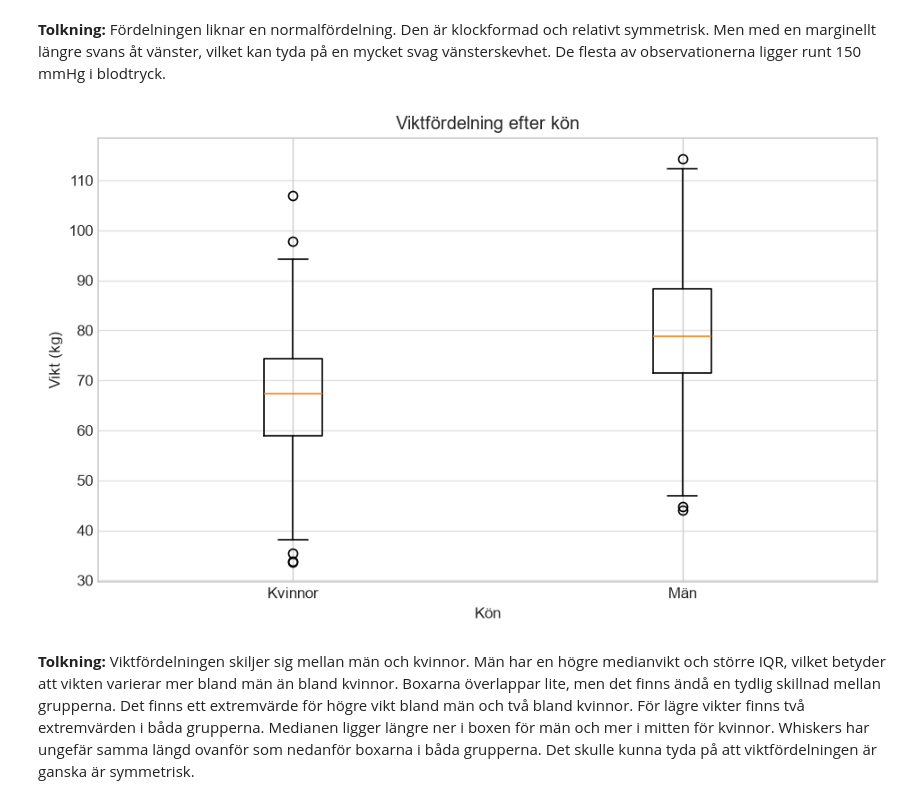
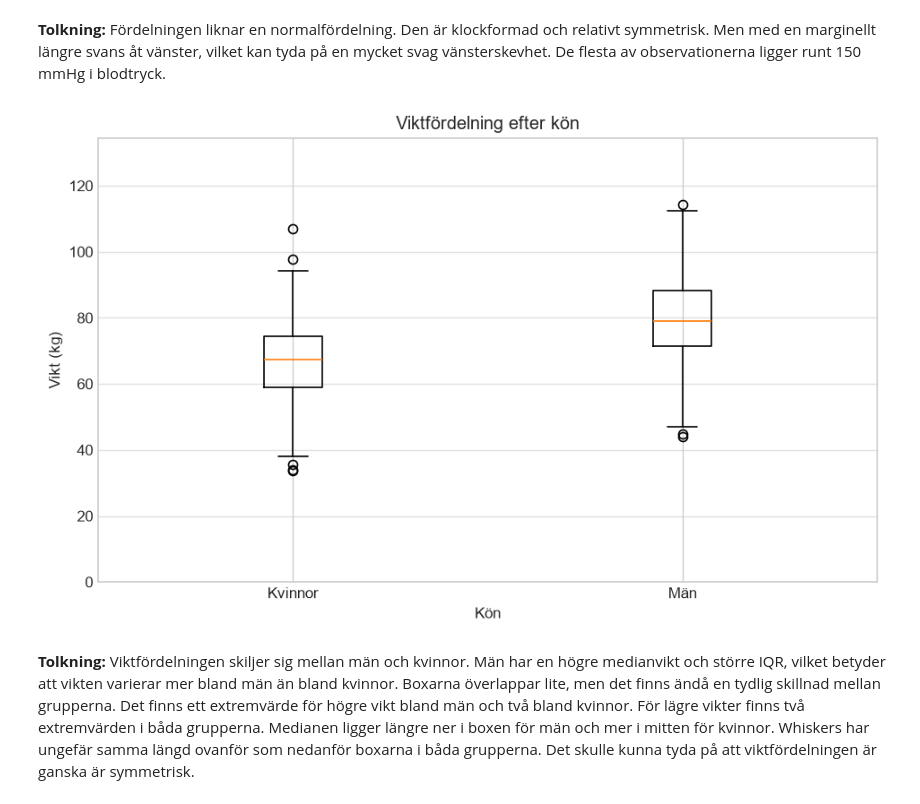
Before and after one commit to kape-code/health-study, a Jupyter notebook: report.ipynb, the cells around one changed output. Cells and saved outputs as stored; diff of their text form; code cells hidden in the pictures.

```diff
--- a/report.ipynb
+++ b/report.ipynb
@@ -205,21 +208,22 @@ plt.show()
 # %%
 # Boxplot över vikt efter kön
 female_weight = df.loc[df["sex"] == "F", "weight"].dropna()
 male_weight = df.loc[df["sex"] == "M", "weight"].dropna()
 
 plt.boxplot(
     [female_weight, male_weight],
     tick_labels=["Kvinnor", "Män"]
 )
 
 plt.title("Viktfördelning efter kön")
 plt.xlabel("Kön")
 plt.ylabel("Vikt (kg)")
+plt.ylim(0, max(female_weight.max(), male_weight.max()) + 20)
 plt.grid(axis="y", alpha=0.6)
 plt.tight_layout()
 plt.show()
 # %% [output]
-[figure, old version]
+[figure, new version]
 # %% [markdown]
 **Tolkning:** Viktfördelningen skiljer sig mellan män och kvinnor. Män har en högre medianvikt och större IQR, vilket betyder att vikten varierar mer bland män än bland kvinnor. Boxarna överlappar lite, men det finns ändå en tydlig skillnad mellan grupperna. Det finns ett extremvärde för högre vikt bland män och två bland kvinnor. För lägre vikter finns två extremvärden i båda grupperna. Medianen ligger längre ner i boxen för män och mer i mitten för kvinnor. Whiskers har ungefär samma längd ovanför som nedanför boxarna i båda grupperna. Det skulle kunna tyda på att viktfördelningen är ganska är symmetrisk.
 # %%
```
Also changed, not shown: parts of 12 cells of this notebook, 1 other file.
